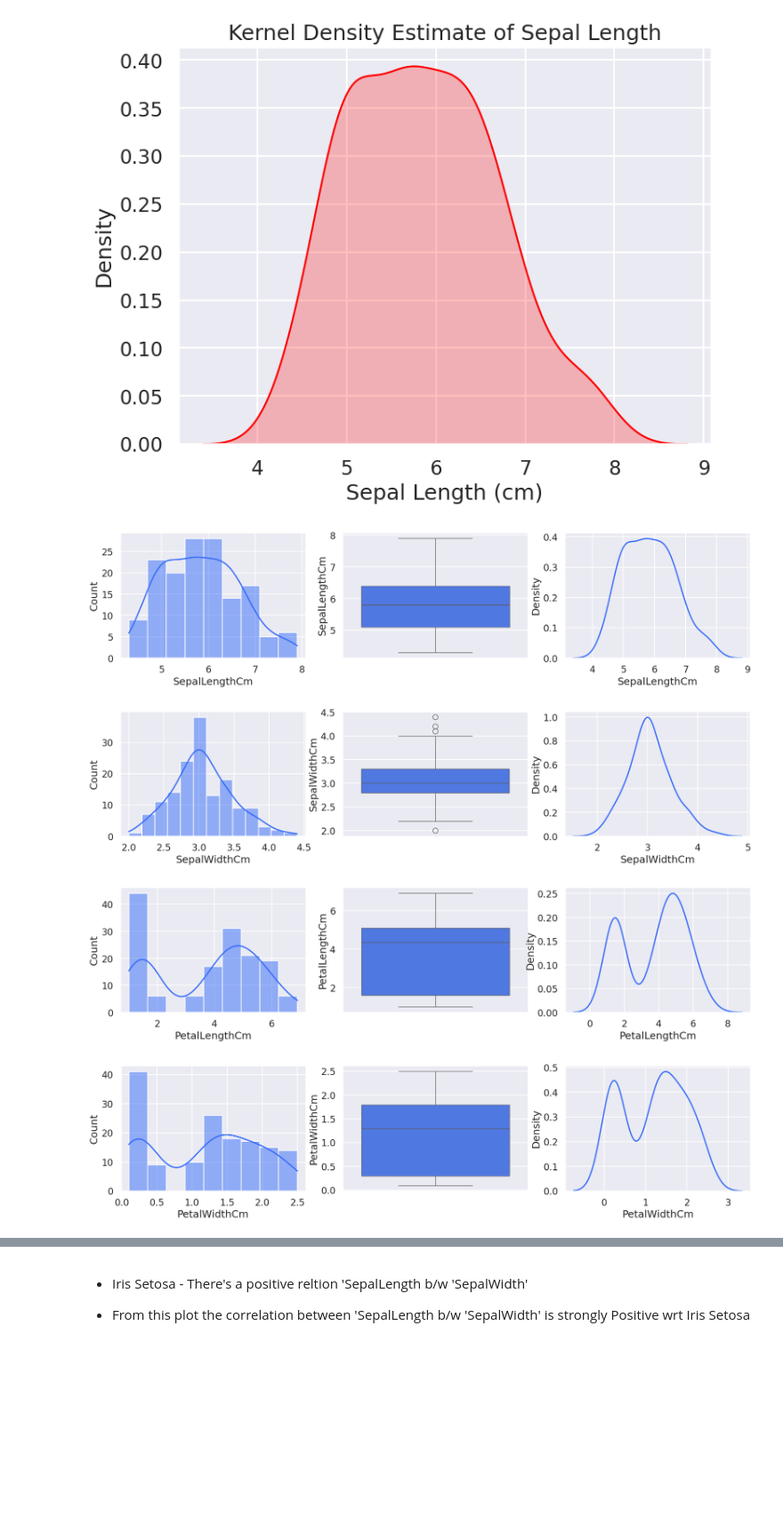
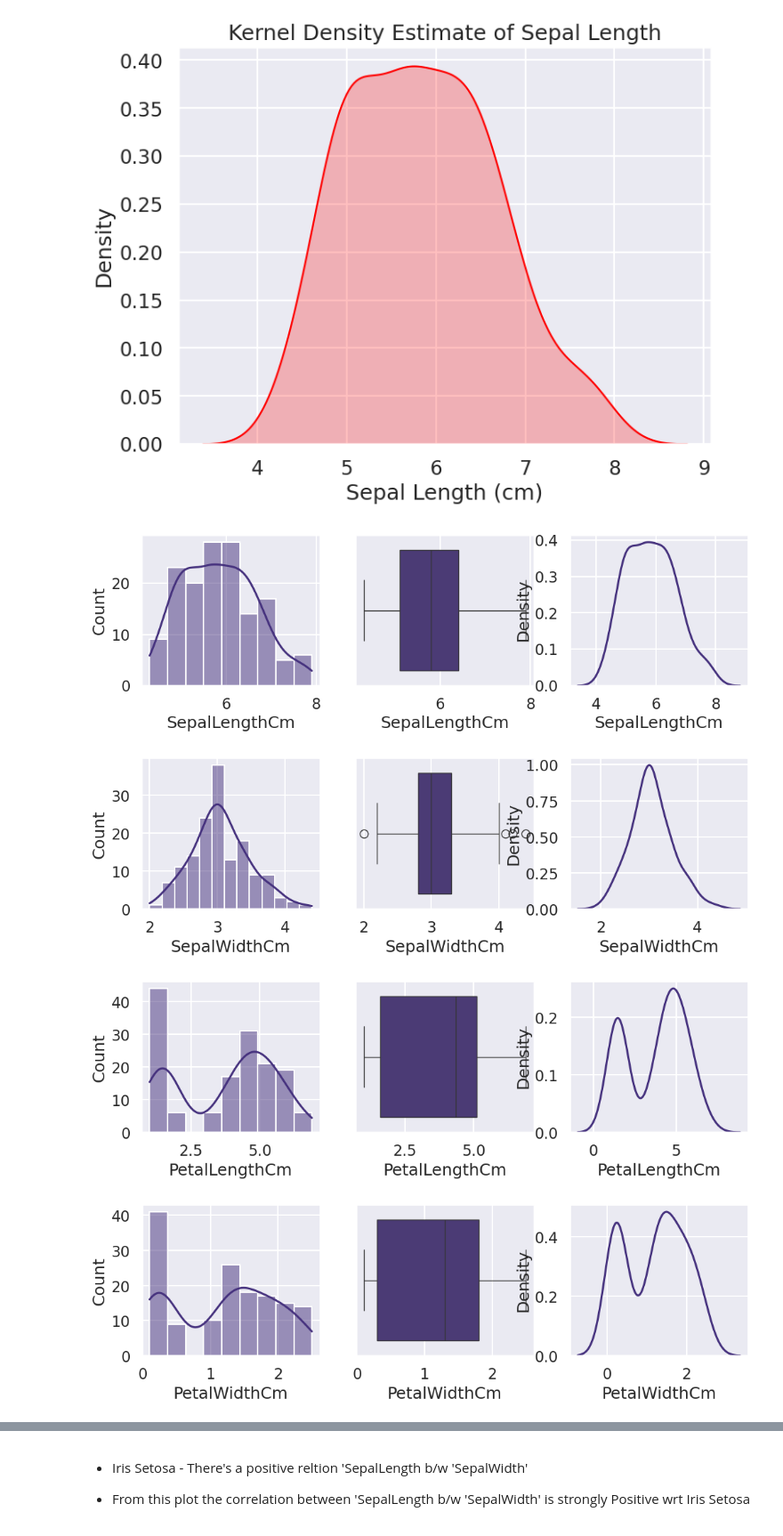
Before and after one commit to amrit100612/Internship-program_26, a Jupyter notebook: Day_10.ipynb, the cells around one changed output, grey strips where cells are left out. Shown at 89% size. Cells and saved outputs as stored; diff of their text form; code cells hidden in the pictures; blank space fills up the shorter version.

```diff
--- a/Day_10.ipynb
+++ b/Day_10.ipynb
@@ -109,21 +109,21 @@ plt.show()
 # %% [output]
 [figure]
 # %%
-df= df.drop('Id',axis = 1)
-sns.set(style='darkgrid', context= "talk",palette="rainbow")
-
-numerical = df_plot.select_dtypes('number').columns
-for col in numerical:
-  fig,ax= plt.subplots(1,3,figsize=(20,4))
-  sns.histplot(df_plot[col],ax=ax[0],kde=True)
-  sns.boxplot(df_plot[col],ax=ax[1])
-  sns.kdeplot(df_plot[col],ax=ax[2])
-  plt.show()
+df = pd.read_csv('/content/sample_data/Iris_1.csv')
+df=df.drop('Id',axis=1)
+sns.set(style='darkgrid',context='talk',palette='viridis')
+numrical=df.select_dtypes('number').columns
+for col in numrical:
+  fig,ax=plt.subplots(1,3,figsize=(12,3))
+  sns.histplot(data=df,x=col,kde=True,ax=ax[0])
+  sns.boxplot(data=df,x=col,ax=ax[1])
+  sns.kdeplot(data=df,x=col,ax=ax[2])
+plt.show()
 # %% [output]
-[figure, old version]
+[figure, new version]
-[figure, old version]
+[figure, new version]
-[figure, old version]
+[figure, new version]
-[figure, old version]
+[figure, new version]
 # %%
 sns.scatterplot(x='SepalLengthCm',y= 'SepalWidthCm',hue= 'Species',data=df)
 plt.legend(bbox_to_anchor=(1, 1), loc=2)
```
Also changed, not shown: parts of 13 cells of this notebook.
